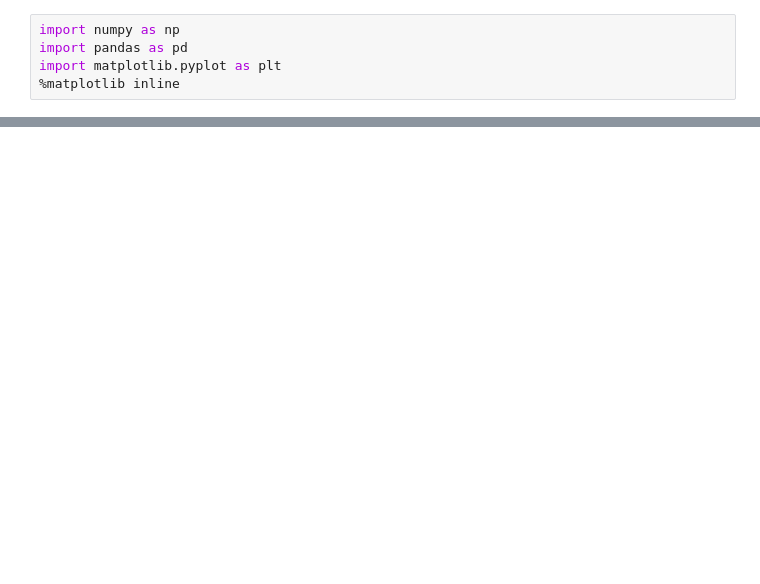
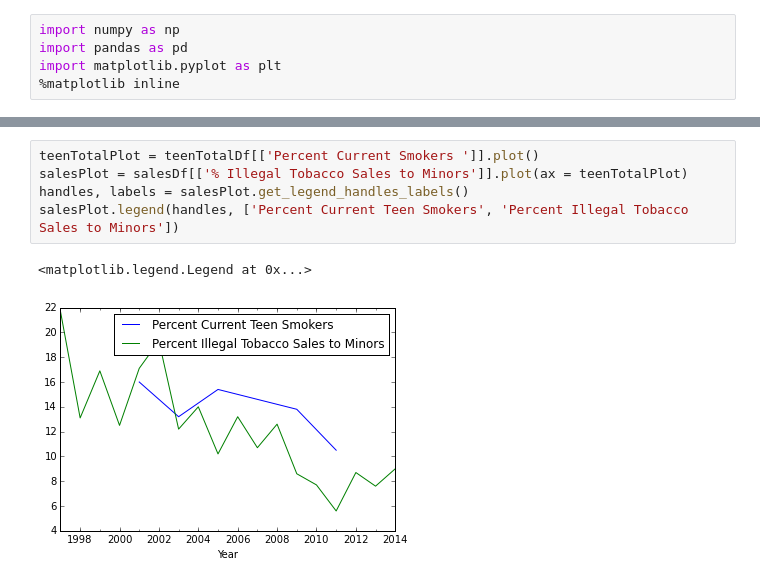
Before and after one commit to jrobison93/SSE691-Python-Project-2, a Jupyter notebook: Project 2.ipynb, the cells around one changed output, grey strips where cells are left out. Saved outputs shown, nothing was run; the diff lists cells and outputs as text; blank space fills up the shorter version.

```diff
--- a/Project 2.ipynb
+++ b/Project 2.ipynb
@@ -33,0 +128,8 @@ female.legend(handles, ['Total', 'Male', 'Female'])
+# %%
+teenTotalPlot = teenTotalDf[['Percent Current Smokers ']].plot()
+salesPlot = salesDf[['% Illegal Tobacco Sales to Minors']].plot(ax = teenTotalPlot)
+handles, labels = salesPlot.get_legend_handles_labels()
+salesPlot.legend(handles, ['Percent Current Teen Smokers', 'Percent Illegal Tobacco Sales to Minors'])
+# %% [output]
+<matplotlib.legend.Legend at 0x...>
+[figure, added]
```
Also changed, not shown: parts of 16 cells of this notebook, 2 other files.
